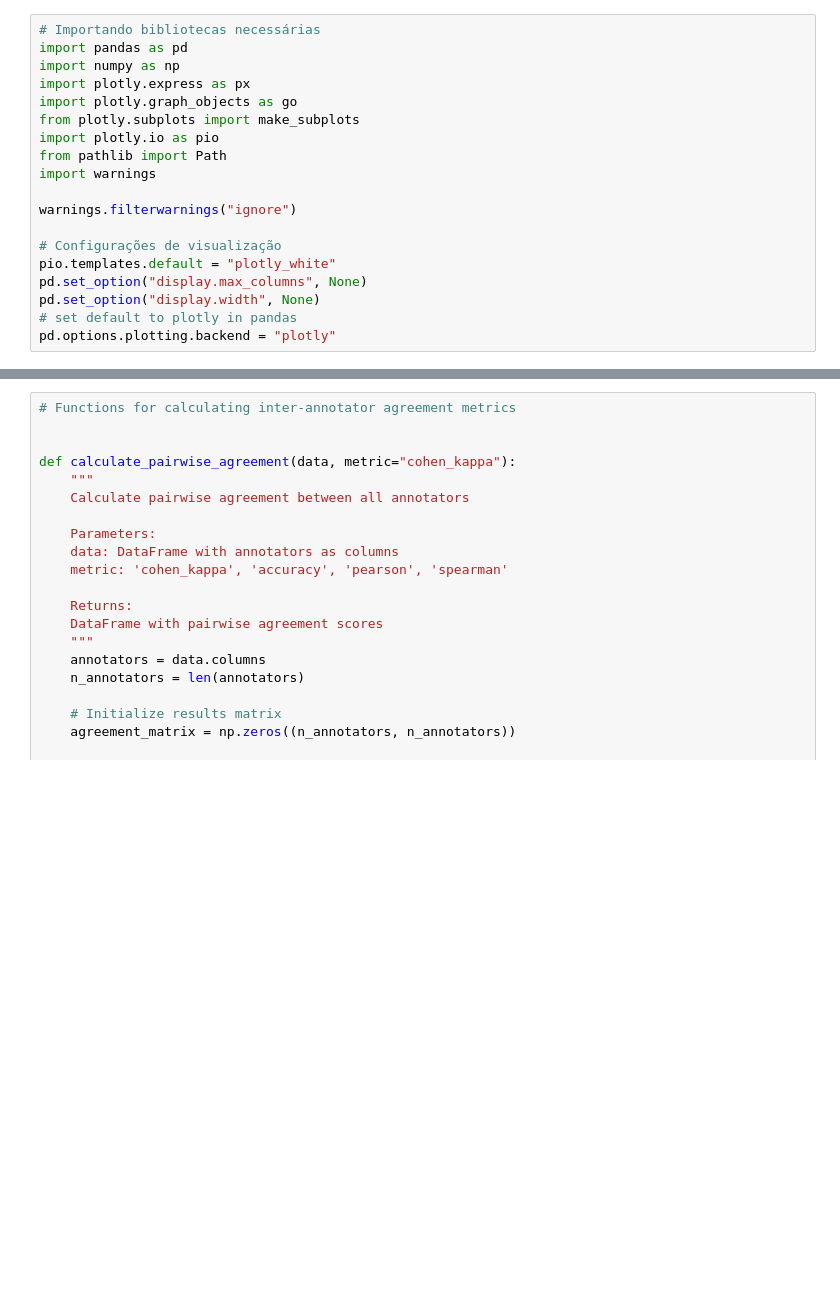
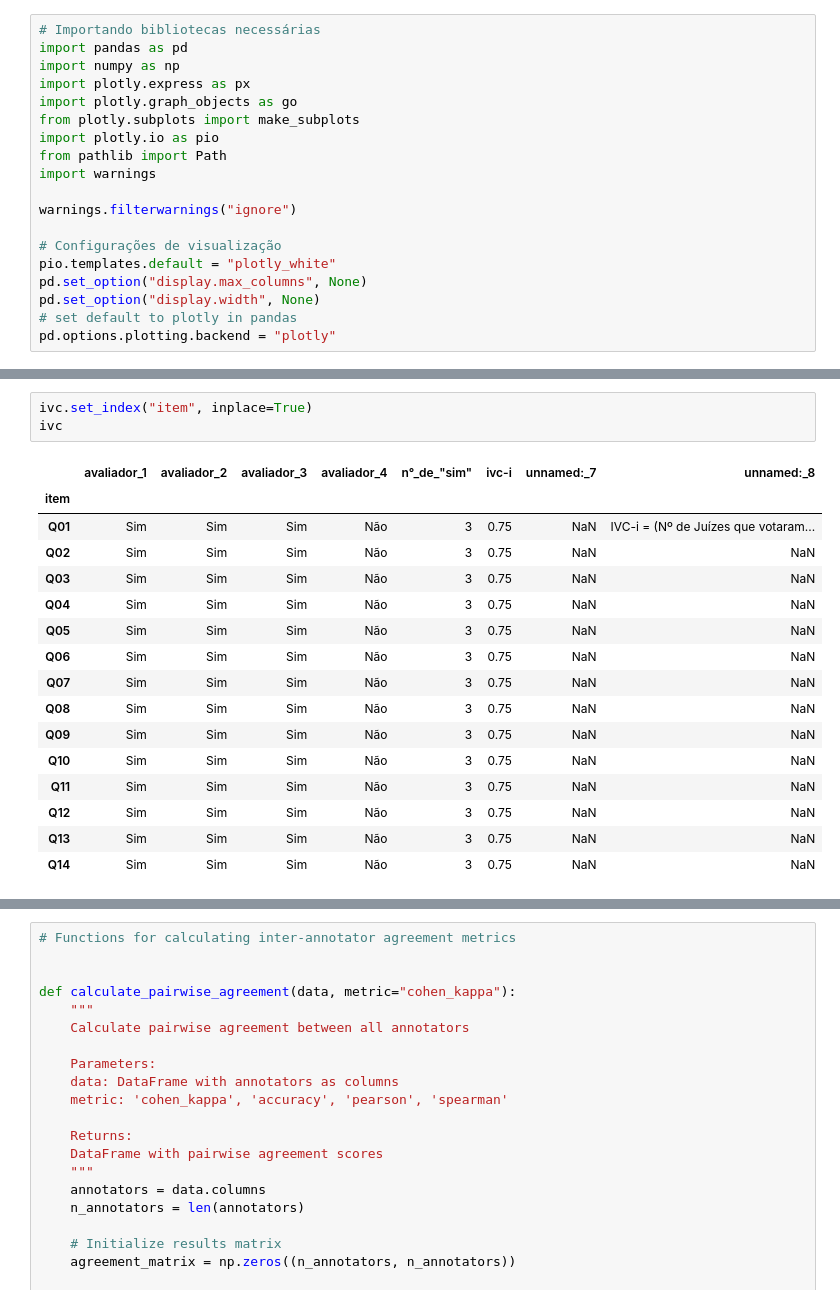
Before and after one commit to eliasjacob/survey_garden, a Jupyter notebook: 03-inter_annotator_agreement.ipynb, the cells around one changed output, grey strips where cells are left out. Drawn from its saved outputs; the diff is of its cells as text; blank space fills up the shorter version.

```diff
--- a/03-inter_annotator_agreement.ipynb
+++ b/03-inter_annotator_agreement.ipynb
@@ -92,0 +105,20 @@ round_2
+# %%
+ivc.set_index("item", inplace=True)
+ivc
+# %% [output]
+|  | avaliador_1 | avaliador_2 | avaliador_3 | avaliador_4 | n°_de_"sim" | ivc-i | unnamed:_7 | unnamed:_8 |
+| item |  |  |  |  |  |  |  |  |
+| Q01 | Sim | Sim | Sim | Não | 3 | 0.75 | NaN | IVC-i = (Nº de Juízes que votaram... |
+| Q02 | Sim | Sim | Sim | Não | 3 | 0.75 | NaN | NaN |
+| Q03 | Sim | Sim | Sim | Não | 3 | 0.75 | NaN | NaN |
+| Q04 | Sim | Sim | Sim | Não | 3 | 0.75 | NaN | NaN |
+| Q05 | Sim | Sim | Sim | Não | 3 | 0.75 | NaN | NaN |
+| Q06 | Sim | Sim | Sim | Não | 3 | 0.75 | NaN | NaN |
+| Q07 | Sim | Sim | Sim | Não | 3 | 0.75 | NaN | NaN |
+| Q08 | Sim | Sim | Sim | Não | 3 | 0.75 | NaN | NaN |
+| Q09 | Sim | Sim | Sim | Não | 3 | 0.75 | NaN | NaN |
+| Q10 | Sim | Sim | Sim | Não | 3 | 0.75 | NaN | NaN |
+| Q11 | Sim | Sim | Sim | Não | 3 | 0.75 | NaN | NaN |
+| Q12 | Sim | Sim | Sim | Não | 3 | 0.75 | NaN | NaN |
+| Q13 | Sim | Sim | Sim | Não | 3 | 0.75 | NaN | NaN |
+| Q14 | Sim | Sim | Sim | Não | 3 | 0.75 | NaN | NaN |
```
Also changed, not shown: parts of 28 cells of this notebook, 50 other files.
